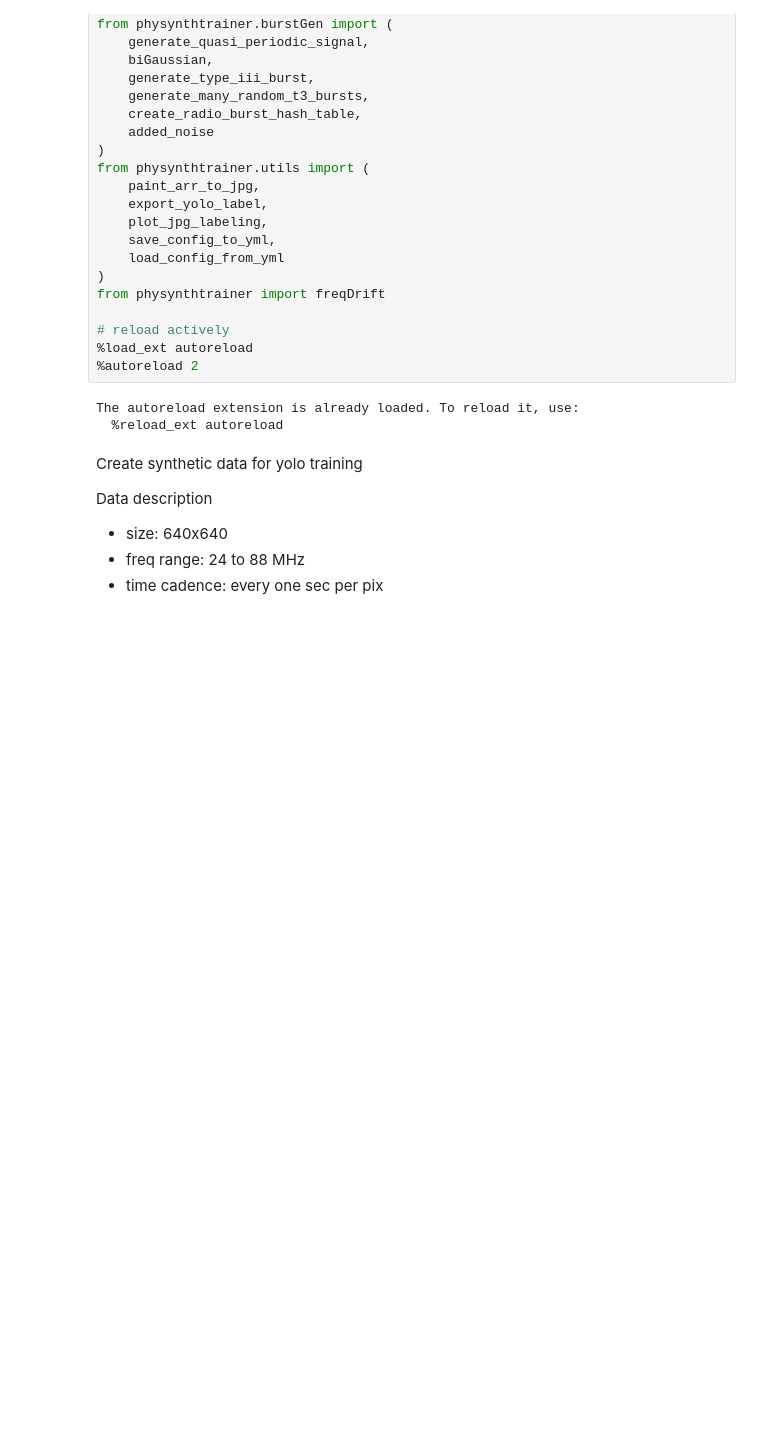
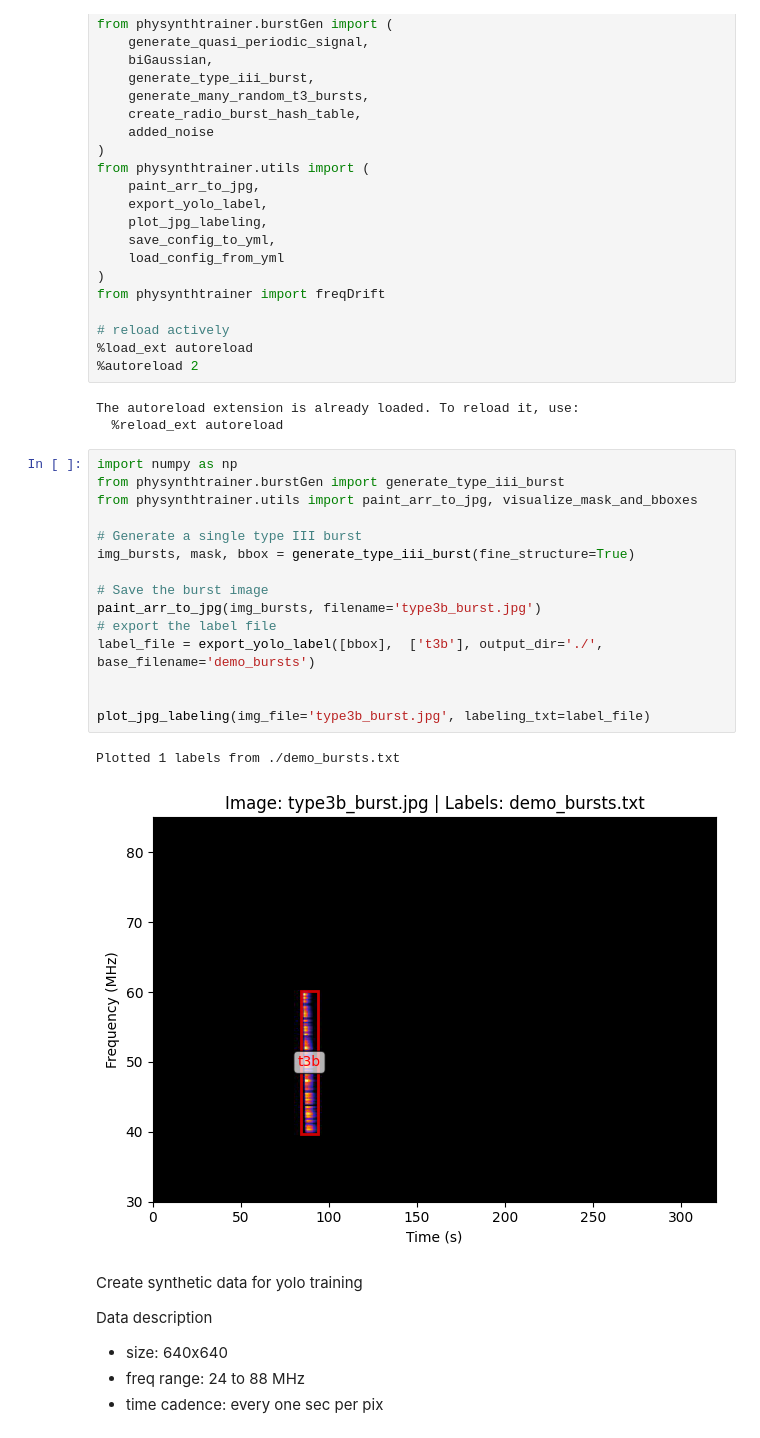
Before and after one commit to peijin94/PhySynthTrainer, a Jupyter notebook: example/demo.ipynb, the cells around one changed output. Cells and saved outputs as stored; diff of their text form; blank space fills up the shorter version.

```diff
--- a/example/demo.ipynb
+++ b/example/demo.ipynb
@@ -25,6 +25,24 @@ from physynthtrainer import freqDrift
 # %% [output]
 The autoreload extension is already loaded. To reload it, use:
   %reload_ext autoreload
+# %%
+import numpy as np
+from physynthtrainer.burstGen import generate_type_iii_burst
+from physynthtrainer.utils import paint_arr_to_jpg, visualize_mask_and_bboxes
+
+# Generate a single type III burst
+img_bursts, mask, bbox = generate_type_iii_burst(fine_structure=True)
+
+# Save the burst image
+paint_arr_to_jpg(img_bursts, filename='type3b_burst.jpg')
+# export the label file
+label_file = export_yolo_label([bbox],  ['t3b'], output_dir='./',  base_filename='demo_bursts')
+
+
+plot_jpg_labeling(img_file='type3b_burst.jpg', labeling_txt=label_file)
+# %% [output]
+Plotted 1 labels from ./demo_bursts.txt
+[figure, added]
 # %% [markdown]
 Create synthetic data for yolo training
 
```
Also changed, not shown: parts of 7 cells of this notebook, 8 other files.
